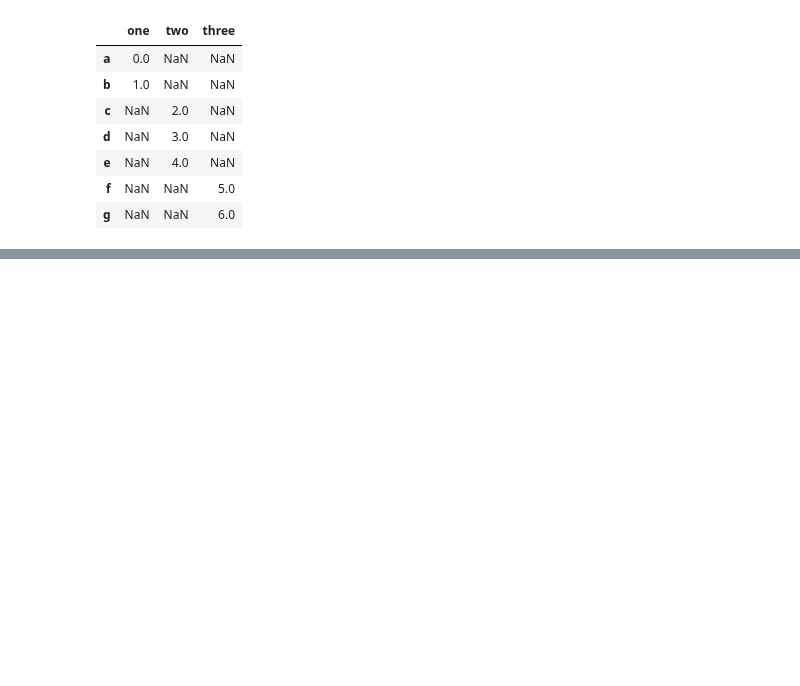
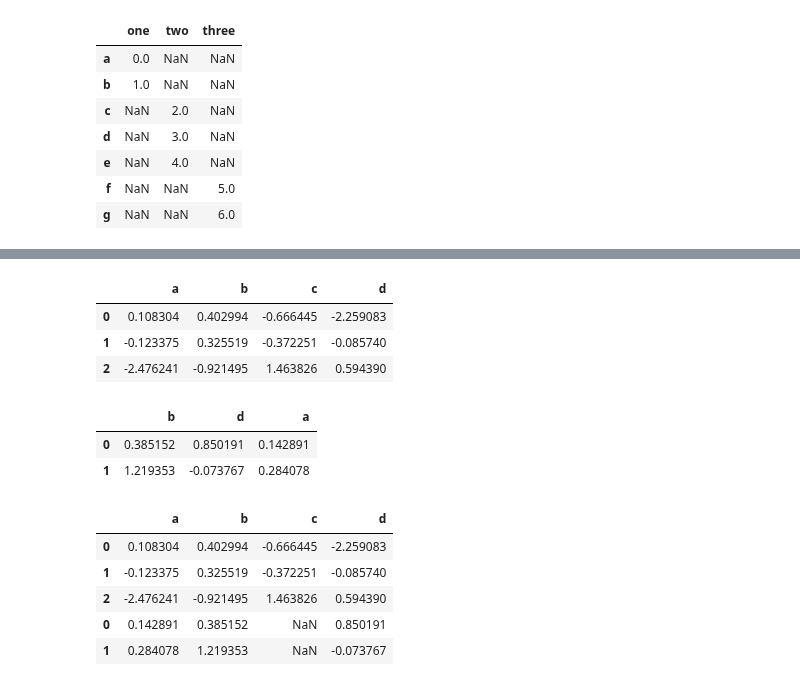
Before and after one commit to rumourcy/DA, a Jupyter notebook: pydata/chapter08.ipynb, the cells around one changed output, grey strips where cells are left out. Saved outputs shown, nothing was run; the diff lists cells and outputs as text; code cells hidden in the pictures; blank space fills up the shorter version.

```diff
--- a/pydata/chapter08.ipynb
+++ b/pydata/chapter08.ipynb
@@ -646,0 +689,25 @@ pd.concat([s1, s2, s3], axis=1, keys=['one', 'two', 'three'], sort=False)
+# %%
+df1 = pd.DataFrame(np.random.randn(3, 4), columns=['a', 'b', 'c', 'd'])
+df2 = pd.DataFrame(np.random.randn(2, 3), columns=['b', 'd', 'a'])
+# %%
+df1
+# %% [output]
+|  | a | b | c | d |
+| 0 | 0.108304 | 0.402994 | -0.666445 | -2.259083 |
+| 1 | -0.123375 | 0.325519 | -0.372251 | -0.085740 |
+| 2 | -2.476241 | -0.921495 | 1.463826 | 0.594390 |
+# %%
+df2
+# %% [output]
+|  | b | d | a |
+| 0 | 0.385152 | 0.850191 | 0.142891 |
+| 1 | 1.219353 | -0.073767 | 0.284078 |
+# %%
+pd.concat([df1, df2], sort=False)
+# %% [output]
+|  | a | b | c | d |
+| 0 | 0.108304 | 0.402994 | -0.666445 | -2.259083 |
+| 1 | -0.123375 | 0.325519 | -0.372251 | -0.085740 |
+| 2 | -2.476241 | -0.921495 | 1.463826 | 0.594390 |
+| 0 | 0.142891 | 0.385152 | NaN | 0.850191 |
+| 1 | 0.284078 | 1.219353 | NaN | -0.073767 |
```
Also changed, not shown: parts of 25 cells of this notebook, 1 other file.
